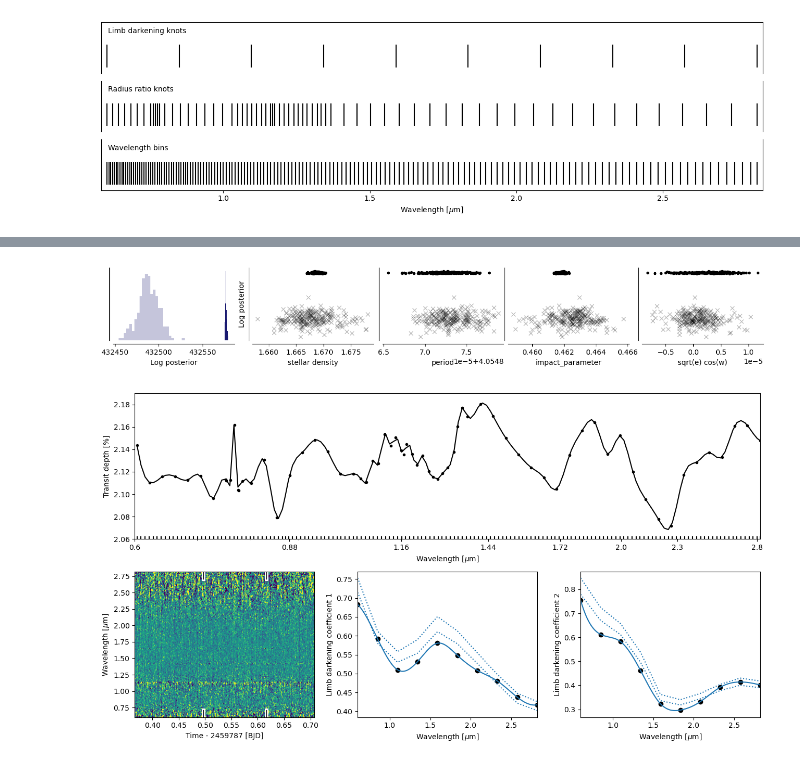
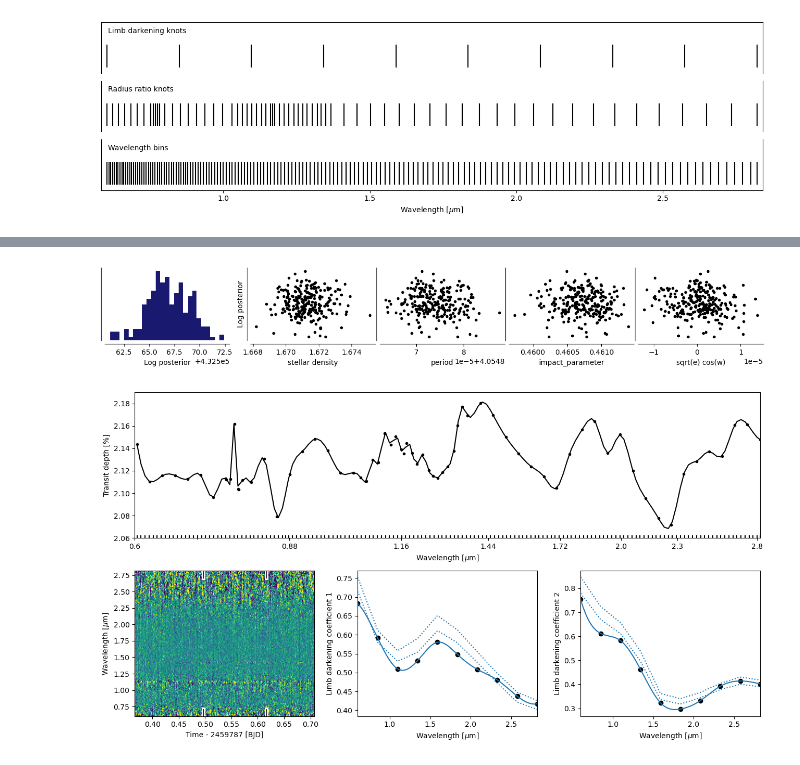
Before and after one commit to hpparvi/ExoIris, a Jupyter notebook: doc/source/examples/e01/02_increasing_knot_resolution.ipynb, the cells around one changed output, grey strips where cells are left out. Drawn from its saved outputs; the diff is of its cells as text; code cells hidden in the pictures.

```diff
--- a/doc/source/examples/e01/02_increasing_knot_resolution.ipynb
+++ b/doc/source/examples/e01/02_increasing_knot_resolution.ipynb
@@ -26,5 +26,5 @@ First, we recreate the model in Tutorial 1 using the `easyts.read_model` functio
 # %%
-ts = read_model("01a_lowres_power2.fits", name='02a')
+ts = load_model("01a_lowres_power2.fits", name='02a')
 ts.plot_setup();
 # %% [output]
 [figure]
@@ -56,3 +61,0 @@ ts.plot_setup();
-# %%
-ts.reset_sampler()
-ts.add_noise_to_solution('fit')
@@ -58,0 +70,2 @@ ts.add_noise_to_solution('fit')
+# %%
+x0 = ts.create_initial_population(250, 'mcmc', add_noise=True)
@@ -62,9 +77,9 @@ def lnpostf(pv):
 
 pool = Pool(8)
 # %%
-ts.fit(niter=1000, npop=250, pool=pool, lnpost=lnpostf)
+ts.fit(niter=1000, pool=pool, lnpost=lnpostf, initial_population=x0)
 # %% [output]
-[figure, old version]
+[figure, new version]
 # %%
 ts.plot_fit(result='fit', **pargs)
 # %% [output]
```
Also changed, not shown: parts of 10 cells of this notebook, 6 other files.
